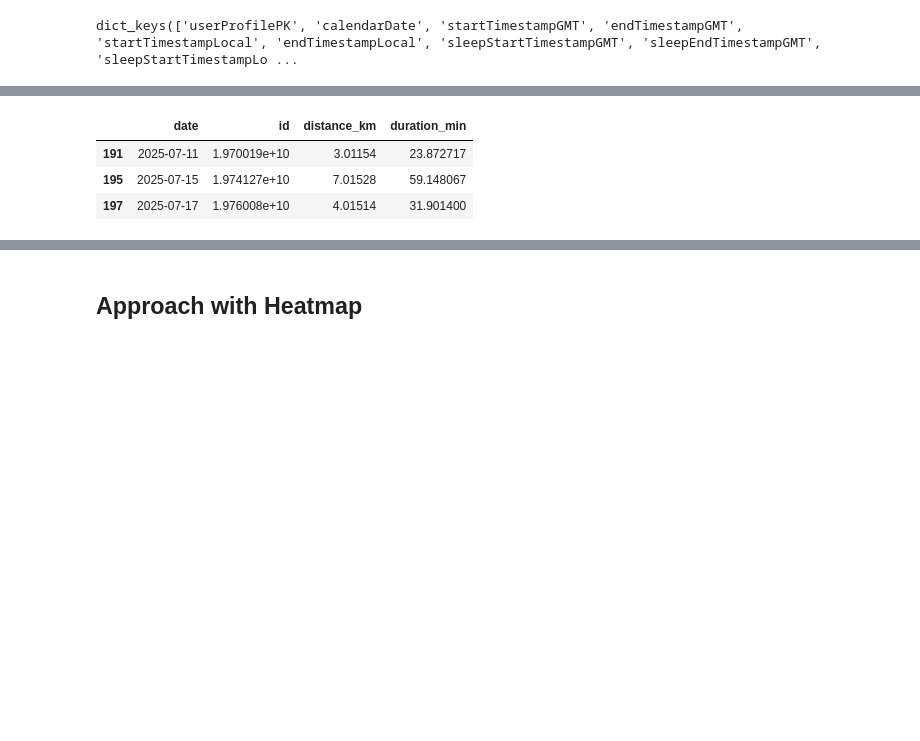
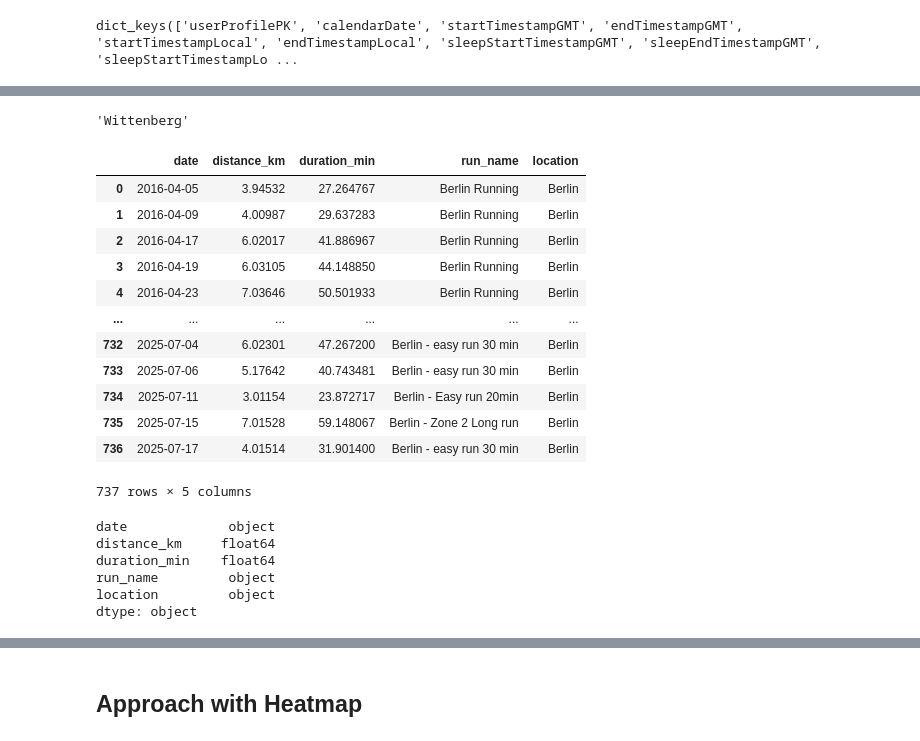
Before and after one commit to rotkehlxen/runbox, a Jupyter notebook: reference.ipynb, the cells around one changed output, grey strips where cells are left out. Drawn from its saved outputs; the diff is of its cells as text; code cells hidden in the pictures; blank space fills up the shorter version.

```diff
--- a/reference.ipynb
+++ b/reference.ipynb
@@ -303,0 +245,4 @@ test.groupby("date")[["distance_km", "duration_min"]].sum().reset_index().\
+# %%
+find_places_in_name('Wittenberg, Lutherstadt - Easy run 20min')
+# %% [output]
+'Wittenberg'
@@ -304,3 +251,19 @@ test.groupby("date")[["distance_km", "duration_min"]].sum().reset_index().\
+# %%
+run_df
+# %% [output]
+|  | date | distance_km | duration_min | run_name | location |
+| 0 | 2016-04-05 | 3.94532 | 27.264767 | Berlin Running | Berlin |
+| 1 | 2016-04-09 | 4.00987 | 29.637283 | Berlin Running | Berlin |
+| 2 | 2016-04-17 | 6.02017 | 41.886967 | Berlin Running | Berlin |
+| 3 | 2016-04-19 | 6.03105 | 44.148850 | Berlin Running | Berlin |
+| 4 | 2016-04-23 | 7.03646 | 50.501933 | Berlin Running | Berlin |
+| ... | ... | ... | ... | ... | ... |
+| 732 | 2025-07-04 | 6.02301 | 47.267200 | Berlin - easy run 30 min | Berlin |
+| 733 | 2025-07-06 | 5.17642 | 40.743481 | Berlin - easy run 30 min | Berlin |
+| 734 | 2025-07-11 | 3.01154 | 23.872717 | Berlin - Easy run 20min | Berlin |
+| 735 | 2025-07-15 | 7.01528 | 59.148067 | Berlin - Zone 2 Long run | Berlin |
+| 736 | 2025-07-17 | 4.01514 | 31.901400 | Berlin - easy run 30 min | Berlin |
+737 rows × 5 columns
 # %%
 # ok, now we have all pieces for extracting the data that we want
 # we could also build an incremental pipeline (pull data from dates >= the max date in the table that we store)
@@ -336,7 +325,0 @@ new = pd.merge(base, pd.DataFrame(run_stats), on='date', how='left').fillna(0)
-# %%
-new[new.distance_km != 0]
-# %% [output]
-|  | date | id | distance_km | duration_min |
-| 191 | 2025-07-11 | 1.970019e+10 | 3.01154 | 23.872717 |
-| 195 | 2025-07-15 | 1.974127e+10 | 7.01528 | 59.148067 |
-| 197 | 2025-07-17 | 1.976008e+10 | 4.01514 | 31.901400 |
@@ -343,3 +328,12 @@ new[new.distance_km != 0]
+# %%
+new.dtypes
+# %% [output]
+date             object
+distance_km     float64
+duration_min    float64
+run_name         object
+location         object
+dtype: object
 # %%
 # add weekday and week for plotting stuff correctly
 # note that we cannot use the iso week of the year, because the last days in the year already belong to week 1 of the next year,
```
Also changed, not shown: parts of 78 cells of this notebook, 2 other files.
